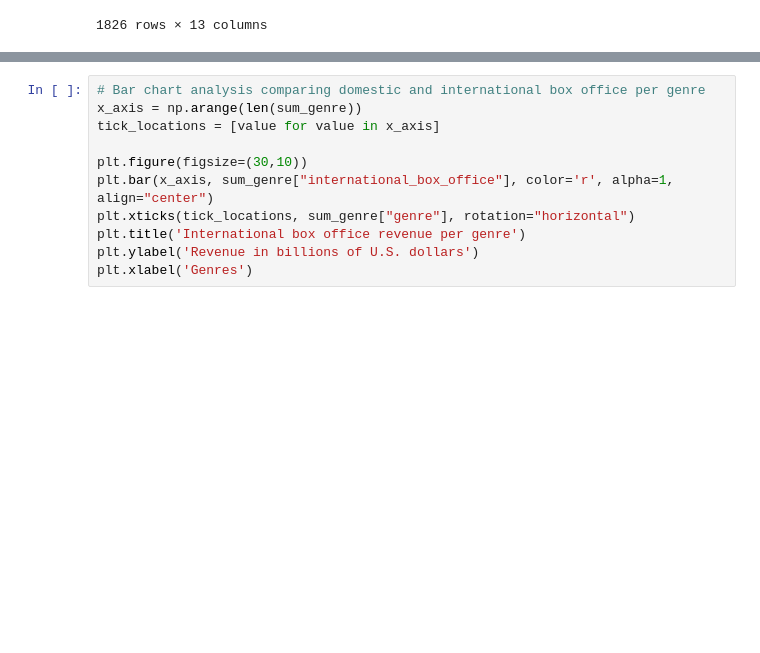
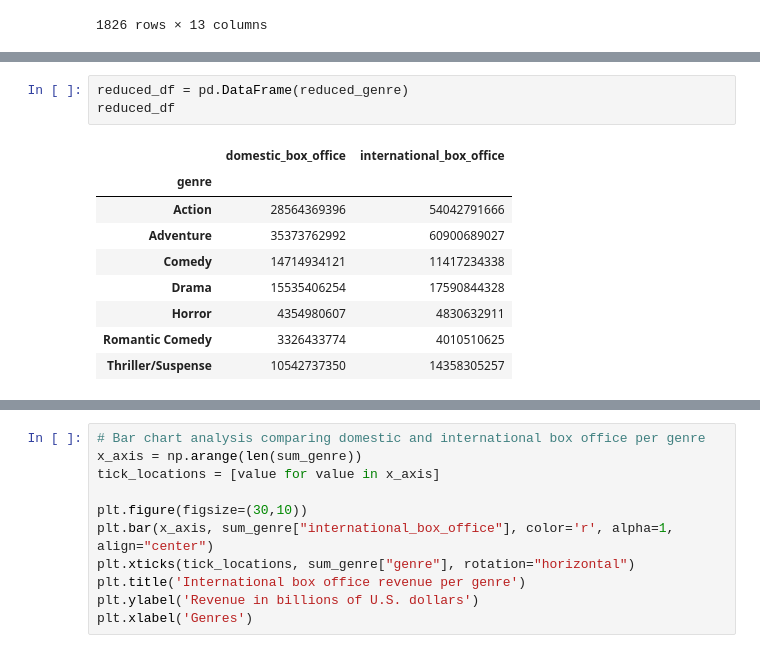
Before and after one commit to cspence001/Boxoffice_Project, a Jupyter notebook: Box Office Revenues By Genre.ipynb, the cells around one changed output, grey strips where cells are left out. Drawn from its saved outputs; the diff is of its cells as text; blank space fills up the shorter version.

```diff
--- a/Box Office Revenues By Genre.ipynb
+++ b/Box Office Revenues By Genre.ipynb
@@ -66,0 +83,13 @@ sum_genre
+# %%
+reduced_df = pd.DataFrame(reduced_genre)
+reduced_df
+# %% [output]
+|  | domestic_box_office | international_box_office |
+| genre |  |  |
+| Action | 28564369396 | 54042791666 |
+| Adventure | 35373762992 | 60900689027 |
+| Comedy | 14714934121 | 11417234338 |
+| Drama | 15535406254 | 17590844328 |
+| Horror | 4354980607 | 4830632911 |
+| Romantic Comedy | 3326433774 | 4010510625 |
+| Thriller/Suspense | 10542737350 | 14358305257 |
```
Also changed, not shown: parts of 7 cells of this notebook.
